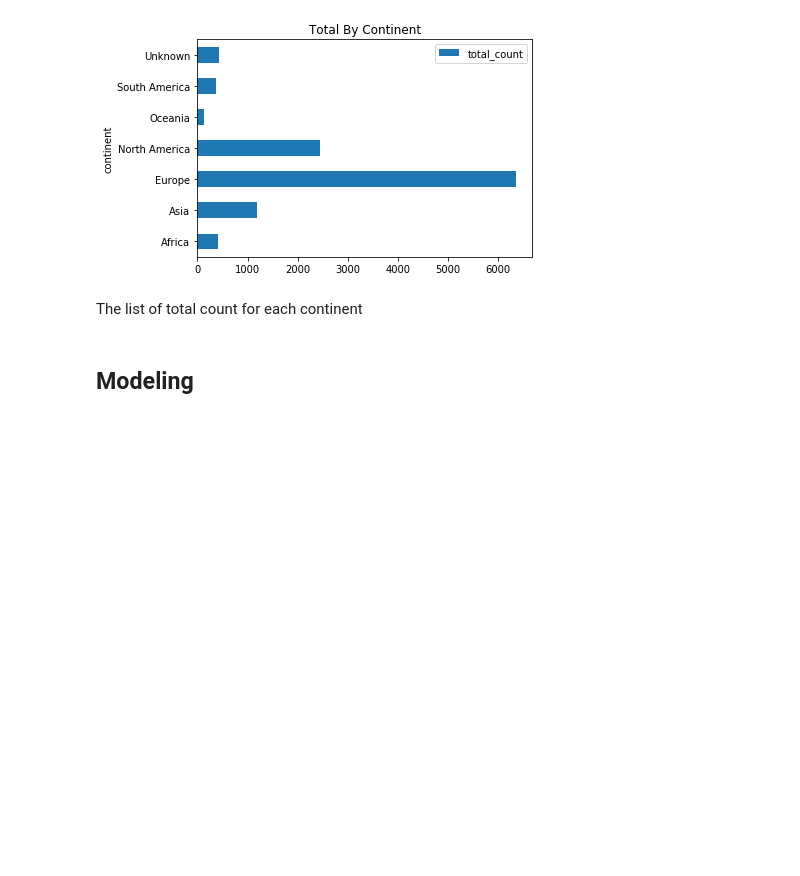
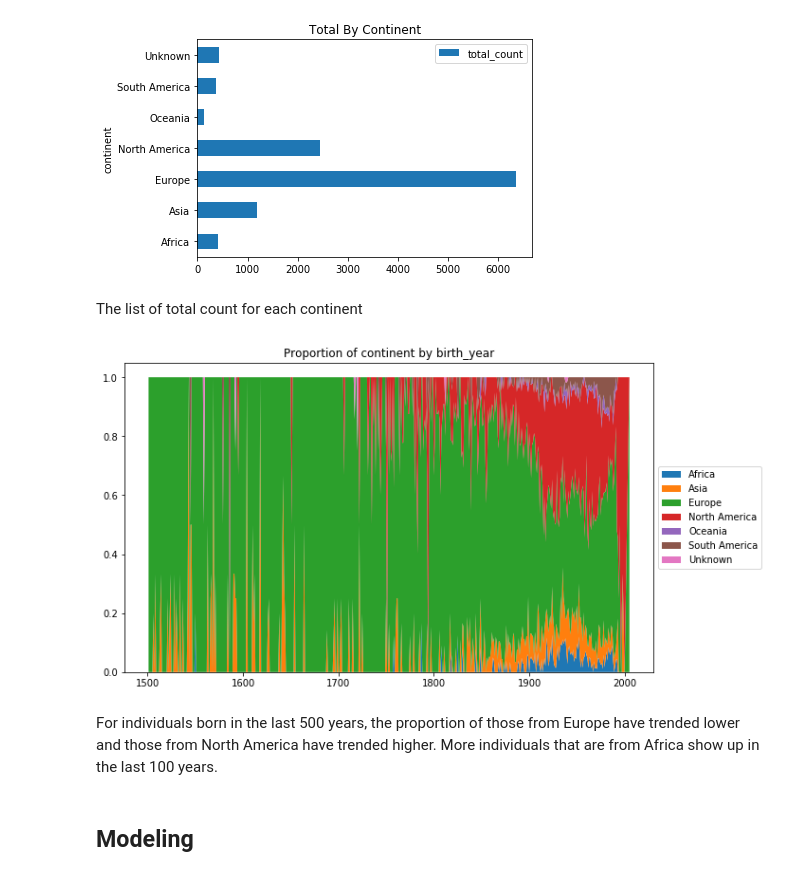
Before and after one commit to tbahng/ist652-final_project, a Jupyter notebook: Final_Project_Report.ipynb, the cells around one changed output. Drawn from its saved outputs; the diff is of its cells as text; code cells hidden in the pictures; blank space fills up the shorter version.

```diff
--- a/Final_Project_Report.ipynb
+++ b/Final_Project_Report.ipynb
@@ -446,6 +446,26 @@ dfTotalByContinent.plot.barh(title="Total By Continent")
 [figure]
 # %% [markdown]
 The list of total count for each continent
+# %%
+# Category trends by birth year = 'continent'
+these_cols = ['continent','birth_year']
+cat = these_cols[0]
+year_limit = (dfCleanData['birth_year'] > 1500)
+dfPlot = dfCleanData[these_cols][year_limit].set_index(cat).groupby(cat).apply(lambda g: g.apply(pd.value_counts)).unstack(level = 1).fillna(0).T
+dfPlot = dfPlot.div(dfPlot.sum(axis = 1), axis = 0)
+x = [year[1] for year in dfPlot.index.values]
+y = np.array(dfPlot.T)
+labels = dfPlot.columns.tolist()
+fig, ax = plt.subplots()
+fig.set_size_inches(10,6)
+ax.stackplot(x,y, labels = labels)
+ax.legend(loc = 'center left', bbox_to_anchor = (1, 0.5), fancybox = True)
+plt.title('Proportion of {:s} by {:s}'.format(these_cols[0], these_cols[1]))
+plt.show()
+# %% [output]
+[figure, added]
+# %% [markdown]
+For individuals born in the last 500 years, the proportion of those from Europe have trended lower and those from North America have trended higher. More individuals that are from Africa show up in the last 100 years.
 # %% [markdown]
 ## Modeling
 # %% [markdown]
```
